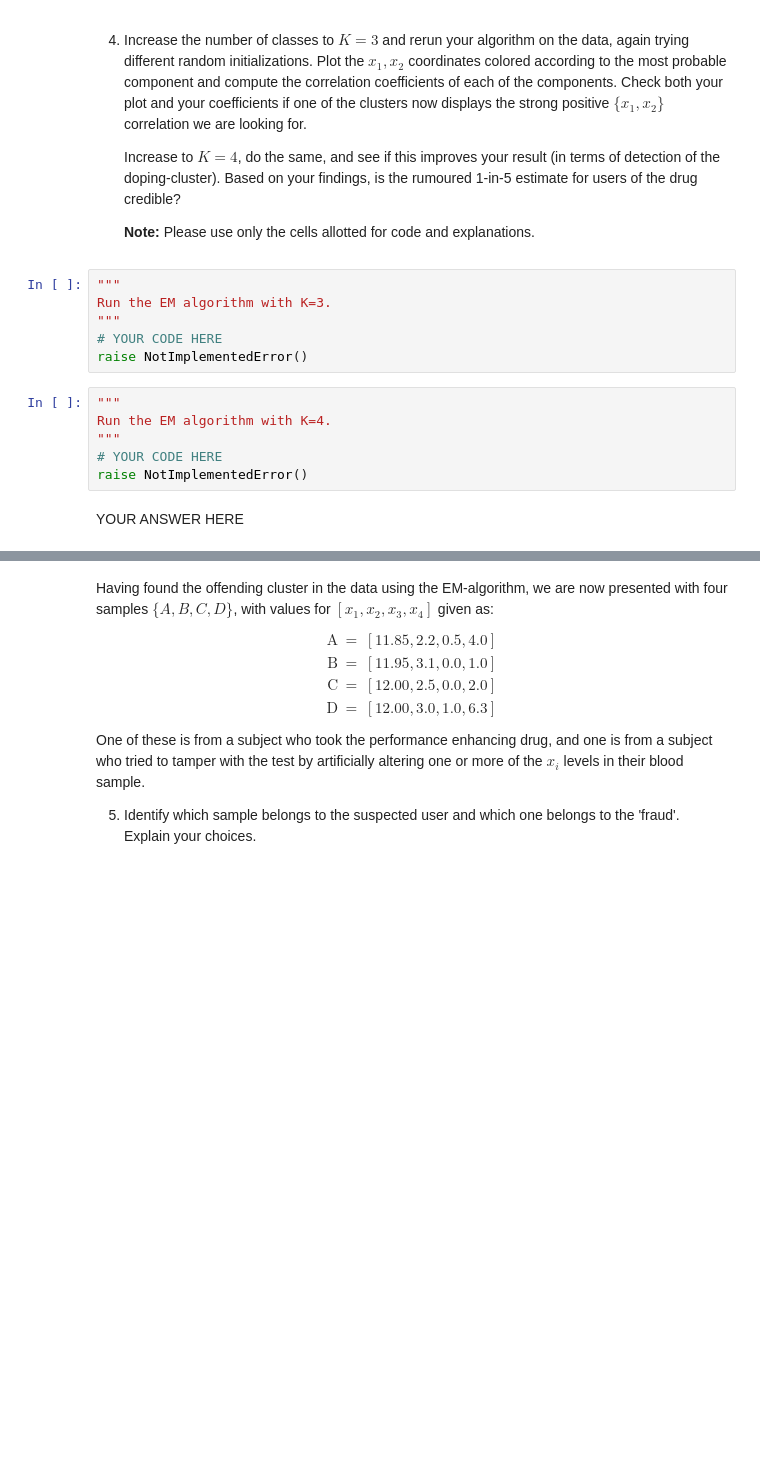
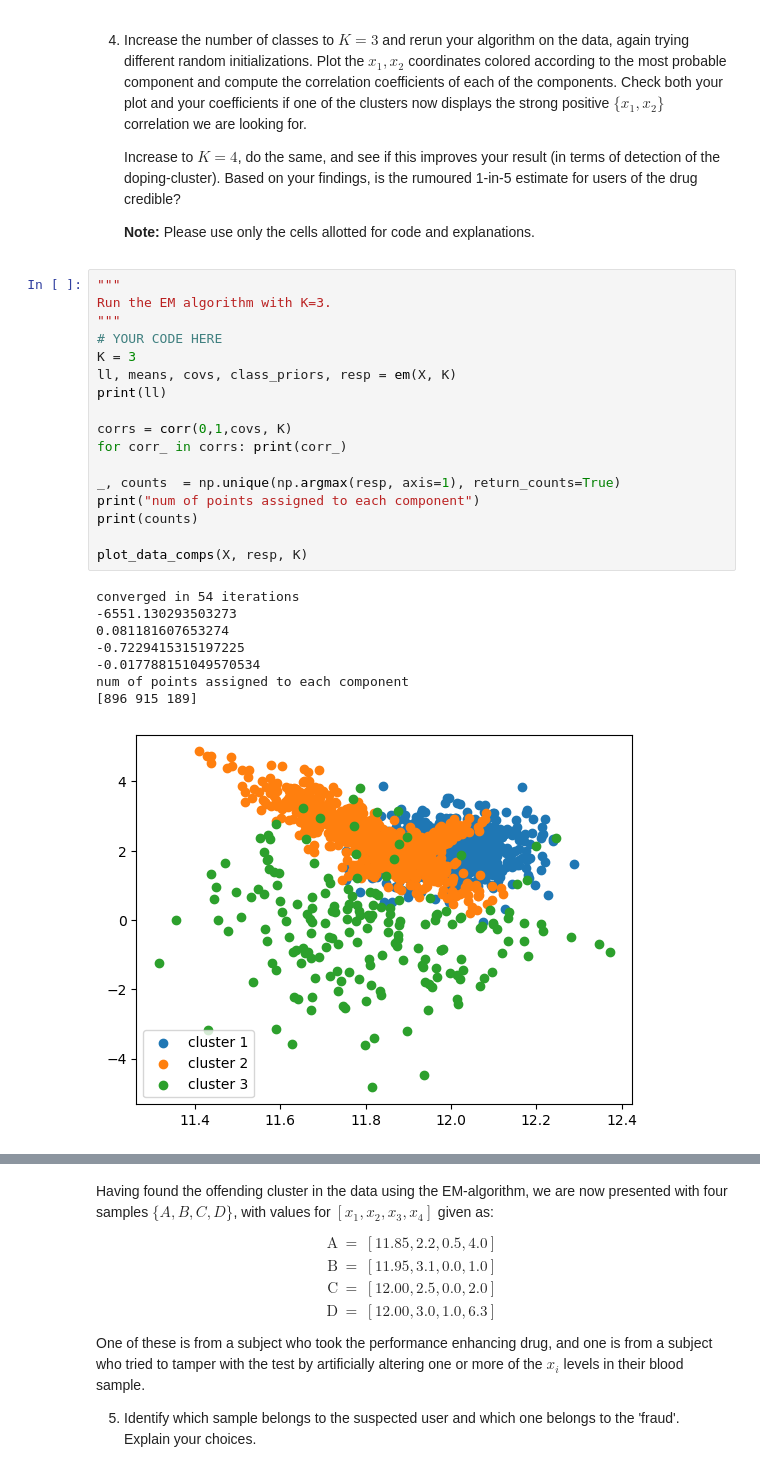
Before and after one commit to meraxion/SML24, a Jupyter notebook: SML24_as04/SML24_as04_2.ipynb, the cells around one changed output, grey strips where cells are left out. Drawn from its saved outputs; the diff is of its cells as text; blank space fills up the shorter version.

```diff
--- a/SML24_as04/SML24_as04_2.ipynb
+++ b/SML24_as04/SML24_as04_2.ipynb
@@ -139,17 +291,29 @@ YOUR ANSWER HERE
     Increase to $K=4$, do the same, and see if this improves your result (in terms of detection of the doping-cluster). Based on your findings, is the rumoured 1-in-5 estimate for users of the drug credible?
 
     **Note:** Please use only the cells allotted for code and explanations.
-# %%
-"""
-Run the EM algorithm with K=3.
-"""
-# YOUR CODE HERE
-raise NotImplementedError()
-# %%
-"""
-Run the EM algorithm with K=4.
-"""
-# YOUR CODE HERE
-raise NotImplementedError()
-# %% [markdown]
-YOUR ANSWER HERE
+# %%
+"""
+Run the EM algorithm with K=3.
+"""
+# YOUR CODE HERE
+K = 3
+ll, means, covs, class_priors, resp = em(X, K)
+print(ll)
+
+corrs = corr(0,1,covs, K)
+for corr_ in corrs: print(corr_)
+
+_, counts  = np.unique(np.argmax(resp, axis=1), return_counts=True)
+print("num of points assigned to each component")
+print(counts)
+
+plot_data_comps(X, resp, K)
+# %% [output]
+converged in 54 iterations
+-6551.130293503273
+0.081181607653274
+-0.7229415315197225
+-0.017788151049570534
+num of points assigned to each component
+[896 915 189]
+[figure, added]
```
Also changed, not shown: parts of 21 cells of this notebook.
